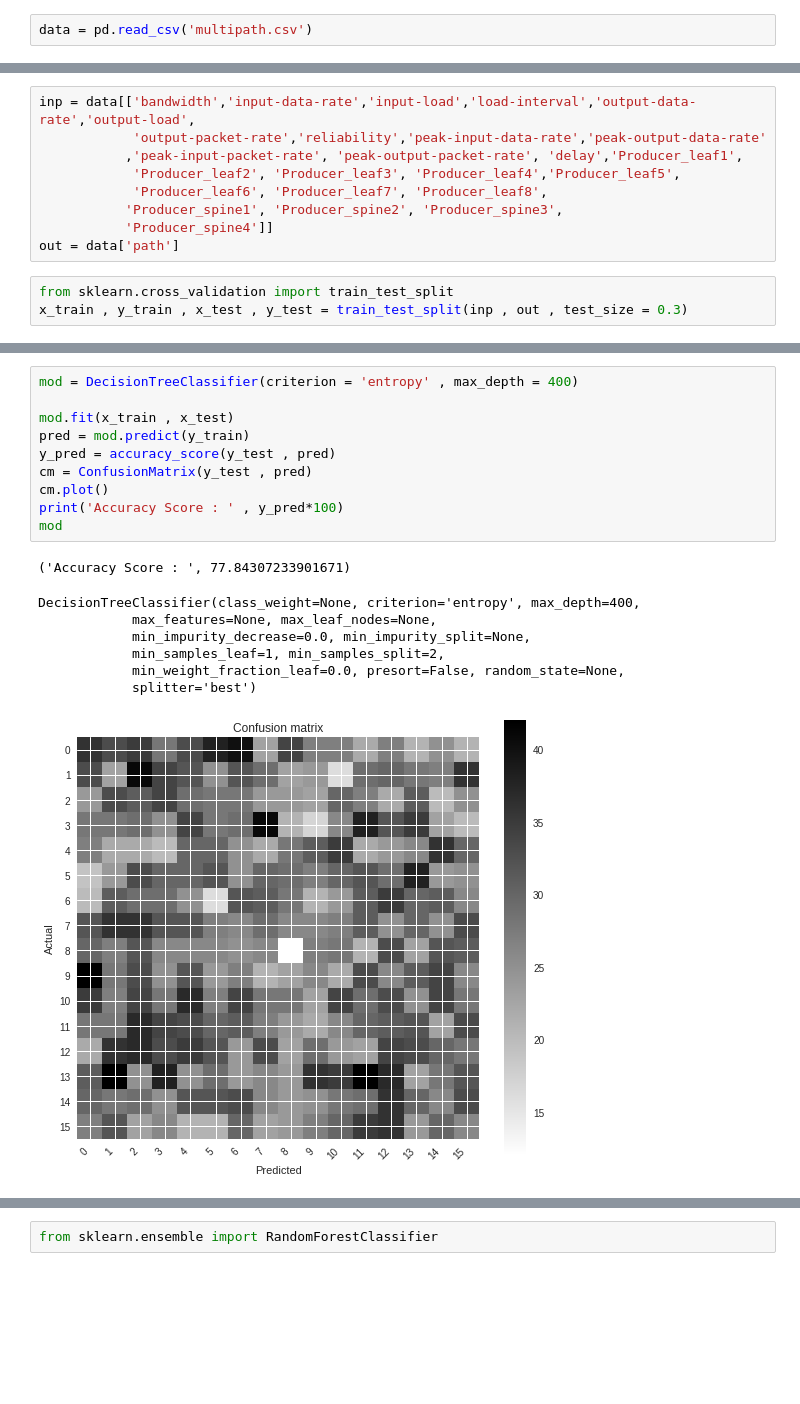
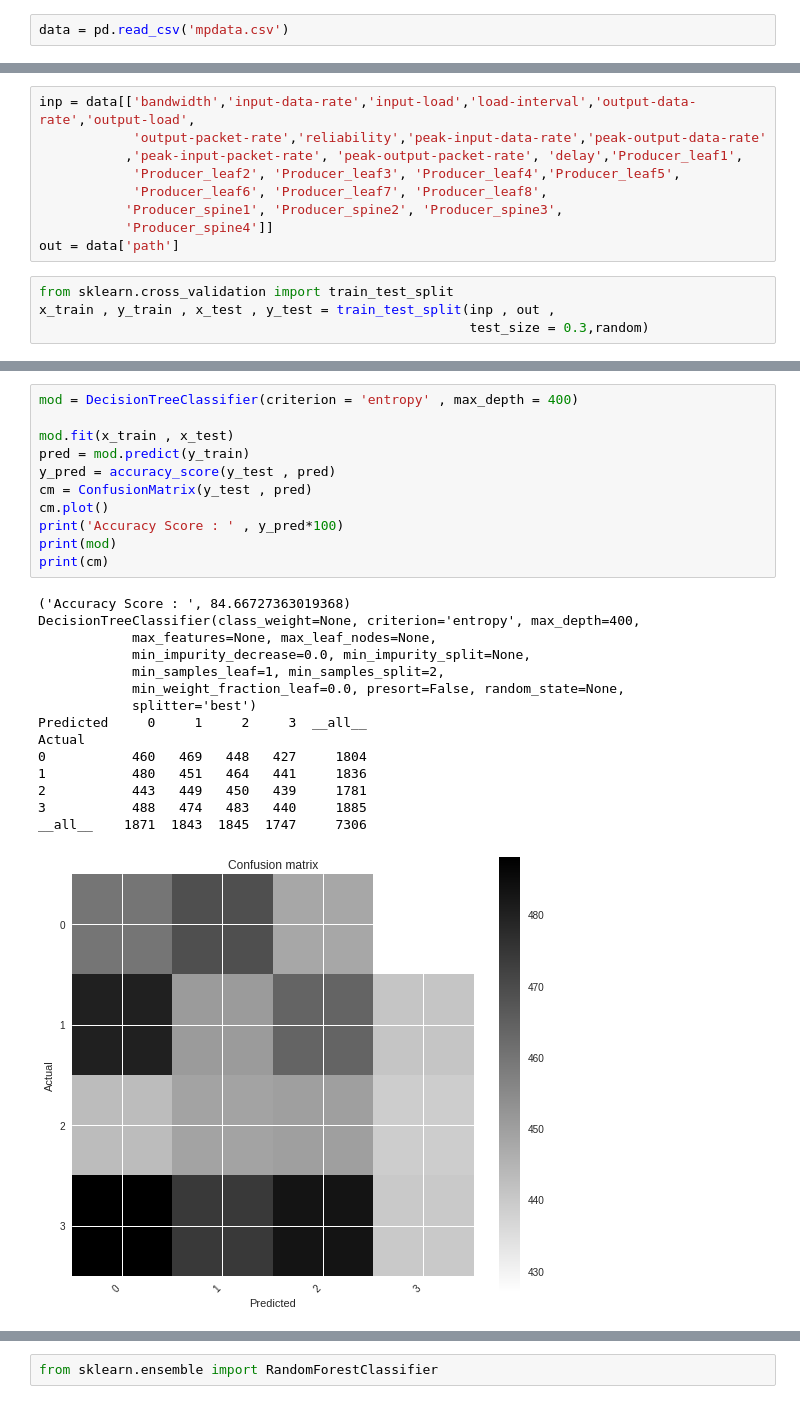
Before and after one commit to Shreyas3108/Multipath-selection-using-ML, a Jupyter notebook: TreeClass.ipynb, the cells around one changed output, grey strips where cells are left out. Saved outputs shown, nothing was run; the diff lists cells and outputs as text; blank space fills up the shorter version.

```diff
--- a/TreeClass.ipynb
+++ b/TreeClass.ipynb
@@ -35,7 +16,7 @@ import seaborn as sns
 import pandas as pd
 import numpy as np
 # %%
-data = pd.read_csv('multipath.csv')
+data = pd.read_csv('mpdata.csv')
 # %%
 data.head()
 # %% [output]
@@ -88,4 +54,5 @@ inp = data[['bandwidth','input-data-rate','input-load','load-interval','output-d
 out = data['path']
 # %%
 from sklearn.cross_validation import train_test_split
-x_train , y_train , x_test , y_test = train_test_split(inp , out , test_size = 0.3)
+x_train , y_train , x_test , y_test = train_test_split(inp , out ,
+                                                       test_size = 0.3,random)
@@ -123,19 +128,27 @@ DecisionTreeClassifier(class_weight=None, criterion='gini', max_depth=None,
 # %%
 mod = DecisionTreeClassifier(criterion = 'entropy' , max_depth = 400)
 
 mod.fit(x_train , x_test)
 pred = mod.predict(y_train)
 y_pred = accuracy_score(y_test , pred)
 cm = ConfusionMatrix(y_test , pred)
 cm.plot()
 print('Accuracy Score : ' , y_pred*100)
-mod
+print(mod)
+print(cm)
 # %% [output]
-('Accuracy Score : ', 77.84307233901671)
+('Accuracy Score : ', 84.66727363019368)
+DecisionTreeClassifier(class_weight=None, criterion='entropy', max_depth=400,
+            max_features=None, max_leaf_nodes=None,
+            min_impurity_decrease=0.0, min_impurity_split=None,
+            min_samples_leaf=1, min_samples_split=2,
+            min_weight_fraction_leaf=0.0, presort=False, random_state=None,
+            splitter='best')
+Predicted     0     1     2     3  __all__
+Actual
+0           460   469   448   427     1804
+1           480   451   464   441     1836
+2           443   449   450   439     1781
+3           488   474   483   440     1885
+__all__    1871  1843  1845  1747     7306
-DecisionTreeClassifier(class_weight=None, criterion='entropy', max_depth=400,
-            max_features=None, max_leaf_nodes=None,
-            min_impurity_decrease=0.0, min_impurity_split=None,
-            min_samples_leaf=1, min_samples_split=2,
-            min_weight_fraction_leaf=0.0, presort=False, random_state=None,
-            splitter='best')
-[figure, old version]
+[figure, new version]
```
Also changed, not shown: parts of 26 cells of this notebook.
